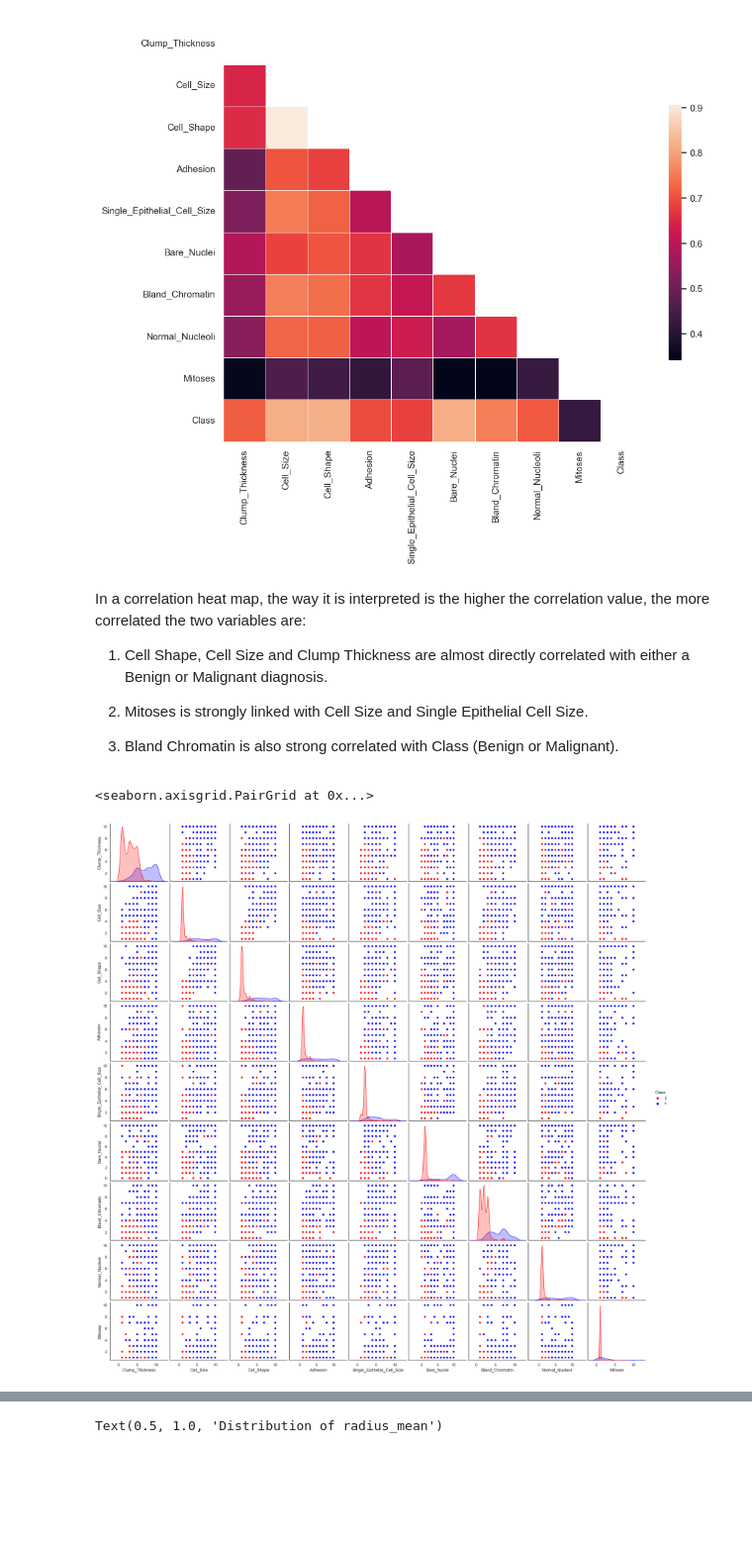
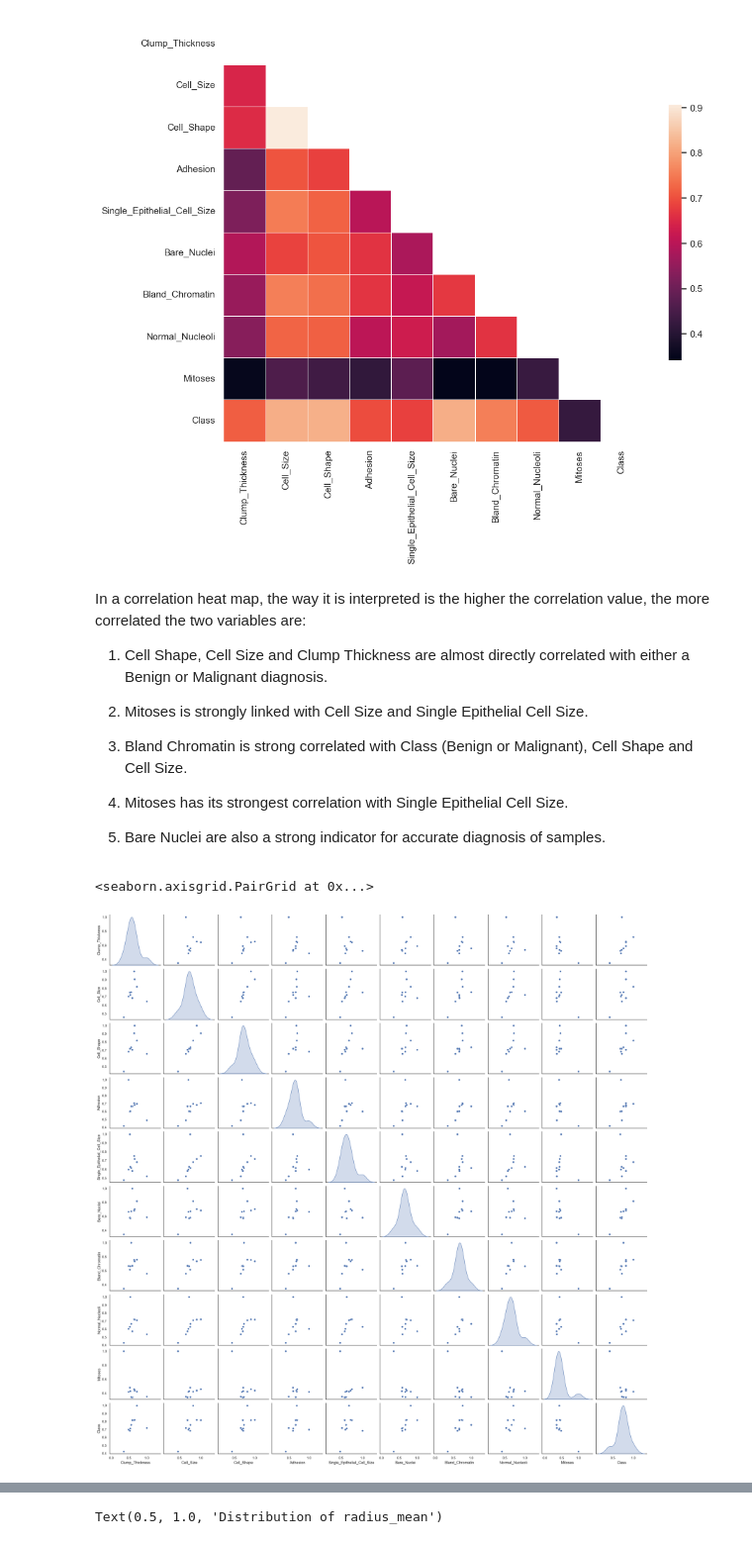
Before and after one commit to SeanE15/Programming_for_data_analysis_II, a Jupyter notebook: Assignment_2_PfDA.ipynb, the cells around one changed output, grey strips where cells are left out. Shown: that part at 99% size. Saved outputs shown, nothing was run; the diff lists cells and outputs as text; code cells hidden in the pictures; blank space fills up the shorter version.

```diff
--- a/Assignment_2_PfDA.ipynb
+++ b/Assignment_2_PfDA.ipynb
@@ -196,12 +229,16 @@ In a correlation heat map, the way it is interpreted is the higher the correlati
 
 2) Mitoses is strongly linked with Cell Size and Single Epithelial Cell Size.
 
-3) Bland Chromatin is also strong correlated with Class (Benign or Malignant).
+3) Bland Chromatin is strong correlated with Class (Benign or Malignant), Cell Shape and Cell Size.
+
+4) Mitoses has its strongest correlation with Single Epithelial Cell Size.
+
+6) Bare Nuclei are also a strong indicator for accurate diagnosis of samples.
 # %%
 # Created a pairplot to help understand the correlation between data.
 
 columns= ["Clump_Thickness", "Cell_Size", "Cell_Shape","Adhesion","Single_Epithelial_Cell_Size","Bare_Nuclei","Bland_Chromatin","Normal_Nucleoli","Mitoses","Class"]
-sns.pairplot(data=df[columns], hue = "Class", palette = ["red","blue"])
+sns.pairplot(data=corr,  diag_kind = 'kde')
 # %% [output]
 <seaborn.axisgrid.PairGrid at 0x...>
-[figure, old version]
+[figure, new version]
```
Also changed, not shown: parts of 7 cells of this notebook, 1 other file.
